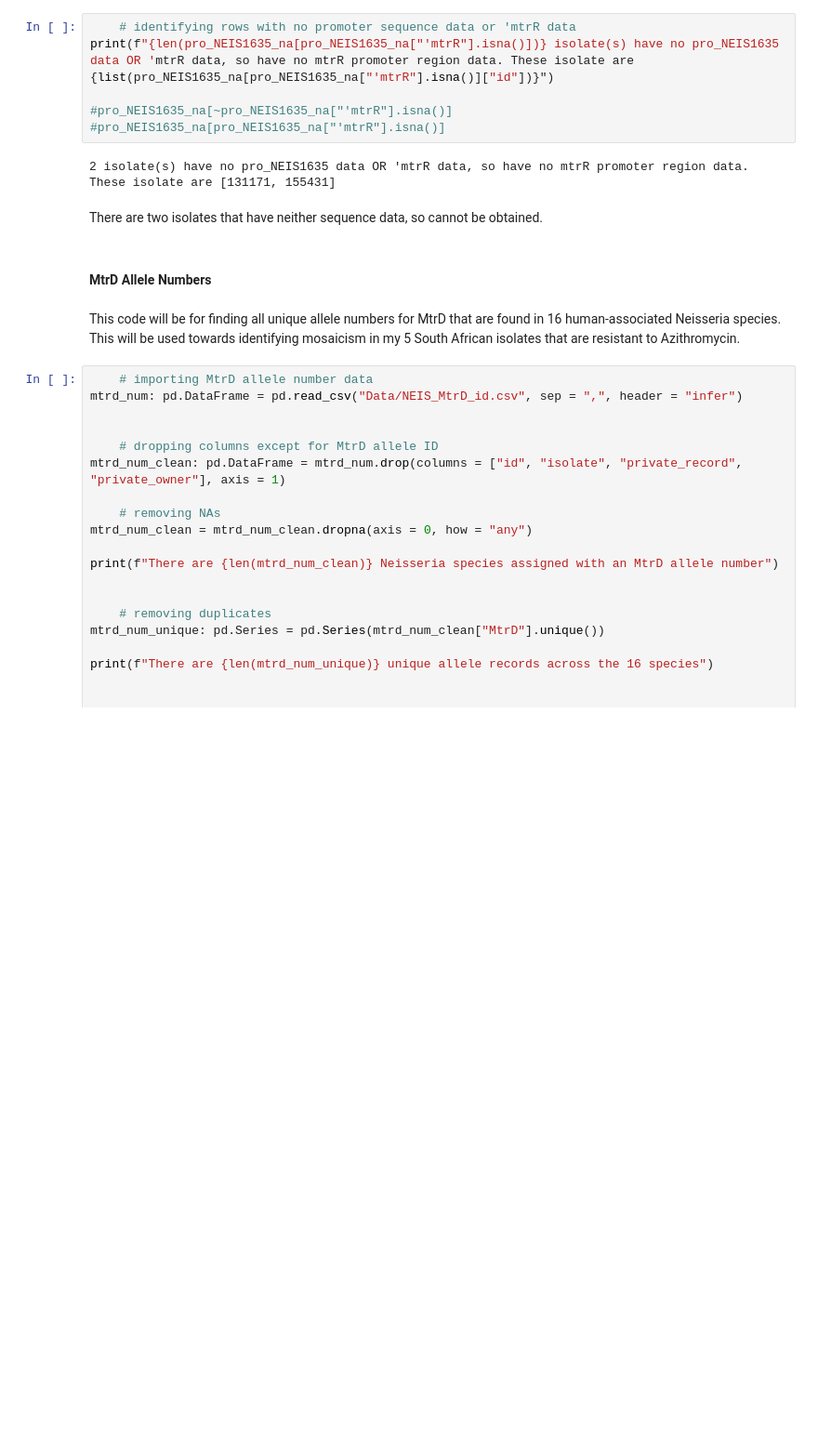
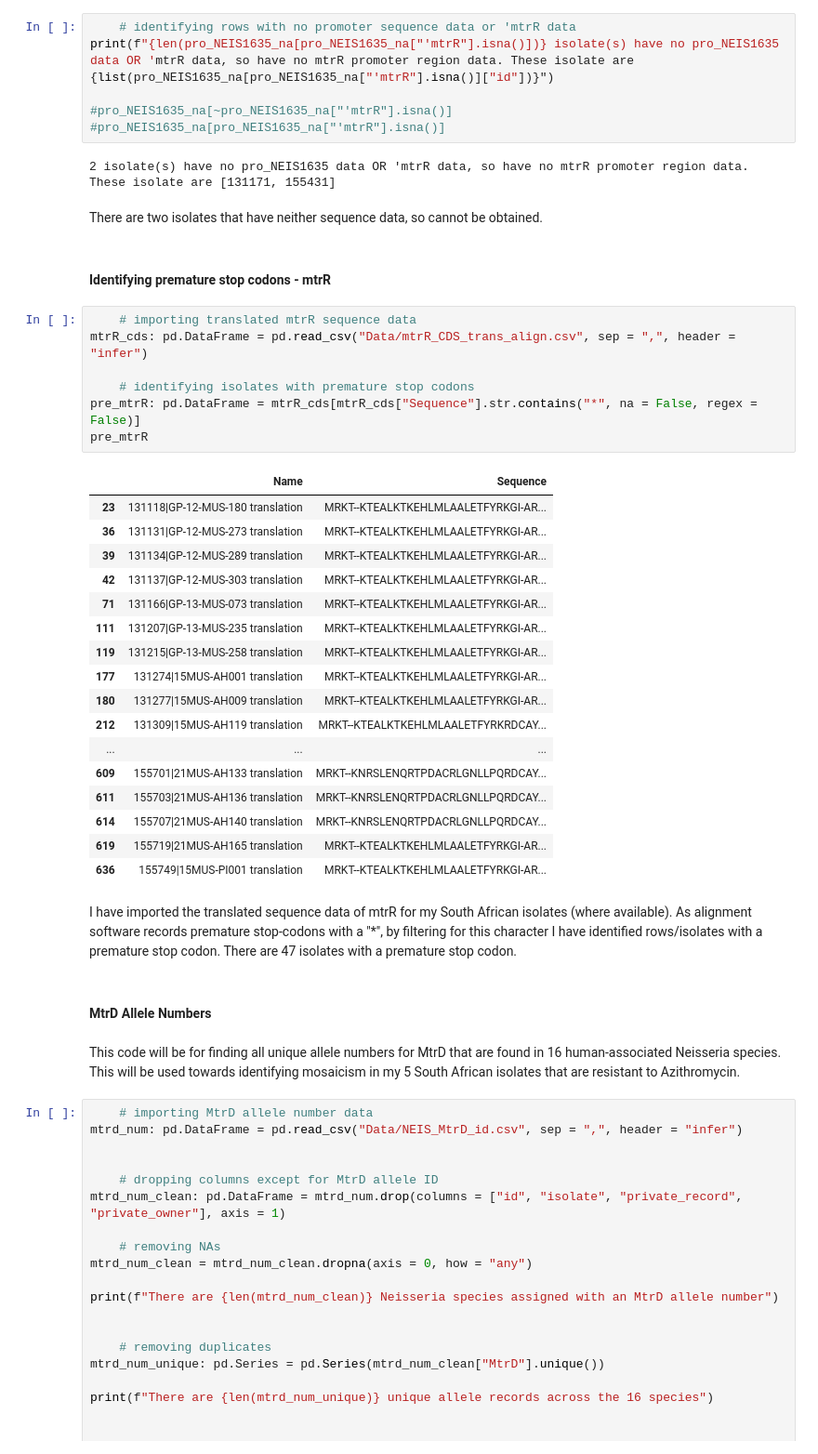
Before and after one commit to watchlotr/NGonorrhoeae_Y4, a Jupyter notebook: NG_Figures.ipynb, the cells around one changed output. Shown at 93% size. Cells and saved outputs as stored; diff of their text form; blank space fills up the shorter version.

Commit message:
Commit 38 - identifies isolates in the SA collection with a premature stop codon in mtrR. Also adds more iToL annotation files.

```diff
--- a/NG_Figures.ipynb
+++ b/NG_Figures.ipynb
@@ -2193,6 +2192,35 @@ print(f"{len(pro_NEIS1635_na[pro_NEIS1635_na["'mtrR"].isna()])} isolate(s) have
 2 isolate(s) have no pro_NEIS1635 data OR 'mtrR data, so have no mtrR promoter region data. These isolate are [131171, 155431]
 # %% [markdown]
 There are two isolates that have neither sequence data, so cannot be obtained.
+# %% [markdown]
+#### Identifying premature stop codons - mtrR
+# %%
+    # importing translated mtrR sequence data
+mtrR_cds: pd.DataFrame = pd.read_csv("Data/mtrR_CDS_trans_align.csv", sep = ",", header = "infer")
+
+    # identifying isolates with premature stop codons
+pre_mtrR: pd.DataFrame = mtrR_cds[mtrR_cds["Sequence"].str.contains("*", na = False, regex = False)]
+pre_mtrR
+# %% [output]
+|  | Name | Sequence |
+| 23 | 131118|GP-12-MUS-180 translation | MRKT--KTEALKTKEHLMLAALETFYRKGI-AR... |
+| 36 | 131131|GP-12-MUS-273 translation | MRKT--KTEALKTKEHLMLAALETFYRKGI-AR... |
+| 39 | 131134|GP-12-MUS-289 translation | MRKT--KTEALKTKEHLMLAALETFYRKGI-AR... |
+| 42 | 131137|GP-12-MUS-303 translation | MRKT--KTEALKTKEHLMLAALETFYRKGI-AR... |
+| 71 | 131166|GP-13-MUS-073 translation | MRKT--KTEALKTKEHLMLAALETFYRKGI-AR... |
+| 111 | 131207|GP-13-MUS-235 translation | MRKT--KTEALKTKEHLMLAALETFYRKGI-AR... |
+| 119 | 131215|GP-13-MUS-258 translation | MRKT--KTEALKTKEHLMLAALETFYRKGI-AR... |
+| 177 | 131274|15MUS-AH001 translation | MRKT--KTEALKTKEHLMLAALETFYRKGI-AR... |
+| 180 | 131277|15MUS-AH009 translation | MRKT--KTEALKTKEHLMLAALETFYRKGI-AR... |
+| 212 | 131309|15MUS-AH119 translation | MRKT--KTEALKTKEHLMLAALETFYRKRDCAY... |
+| ... | ... | ... |
+| 609 | 155701|21MUS-AH133 translation | MRKT--KNRSLENQRTPDACRLGNLLPQRDCAY... |
+| 611 | 155703|21MUS-AH136 translation | MRKT--KNRSLENQRTPDACRLGNLLPQRDCAY... |
+| 614 | 155707|21MUS-AH140 translation | MRKT--KNRSLENQRTPDACRLGNLLPQRDCAY... |
+| 619 | 155719|21MUS-AH165 translation | MRKT--KTEALKTKEHLMLAALETFYRKGI-AR... |
+| 636 | 155749|15MUS-PI001 translation | MRKT--KTEALKTKEHLMLAALETFYRKGI-AR... |
+# %% [markdown]
+I have imported the translated sequence data of mtrR for my South African isolates (where available). As alignment software records premature stop-codons with a "*", by filtering for this character I have identified rows/isolates with a premature stop codon. There are 47 isolates with a premature stop codon.
 # %% [markdown]
 #### MtrD Allele Numbers
 # %% [markdown]
```
Also changed, not shown: parts of 5 cells of this notebook, 4 other files.
